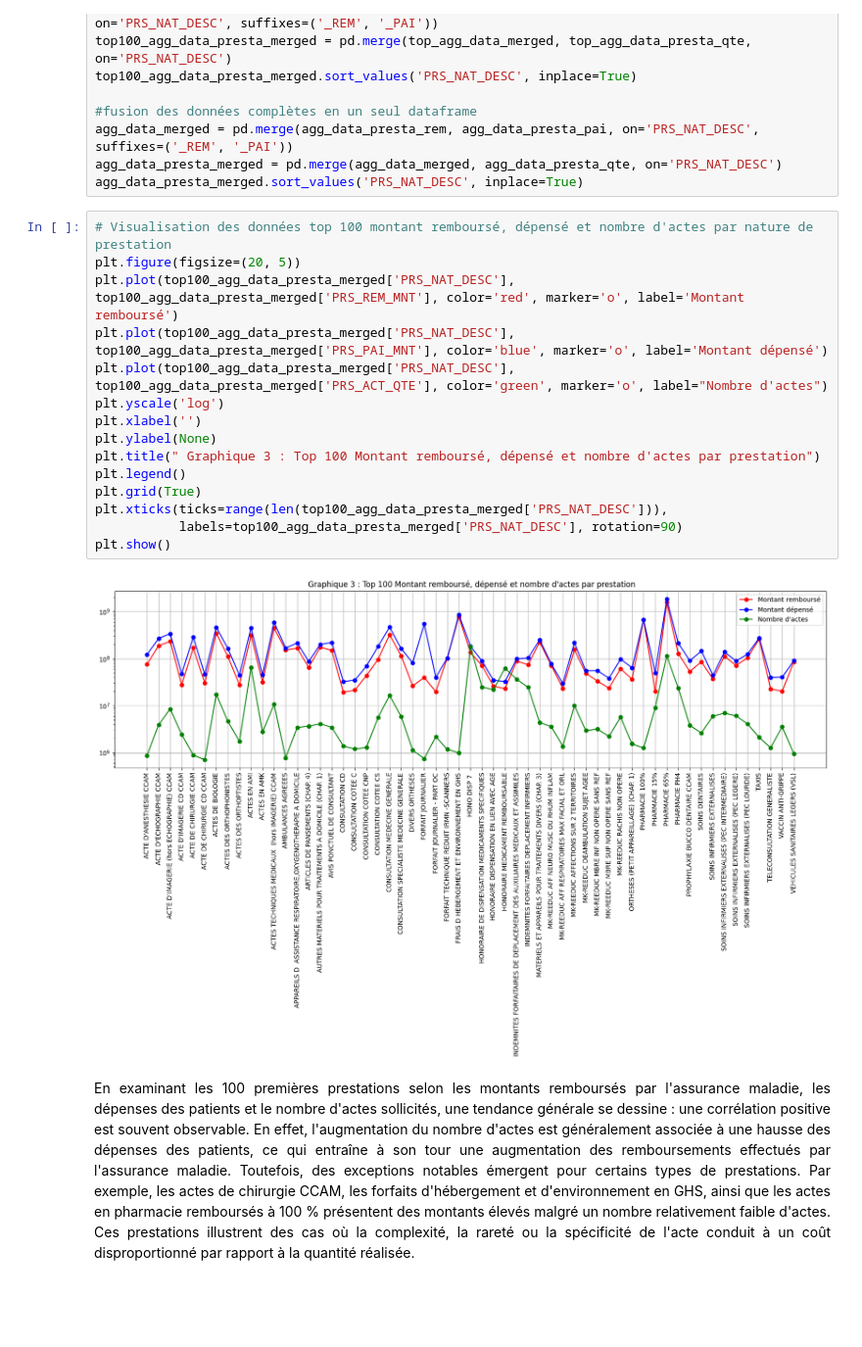
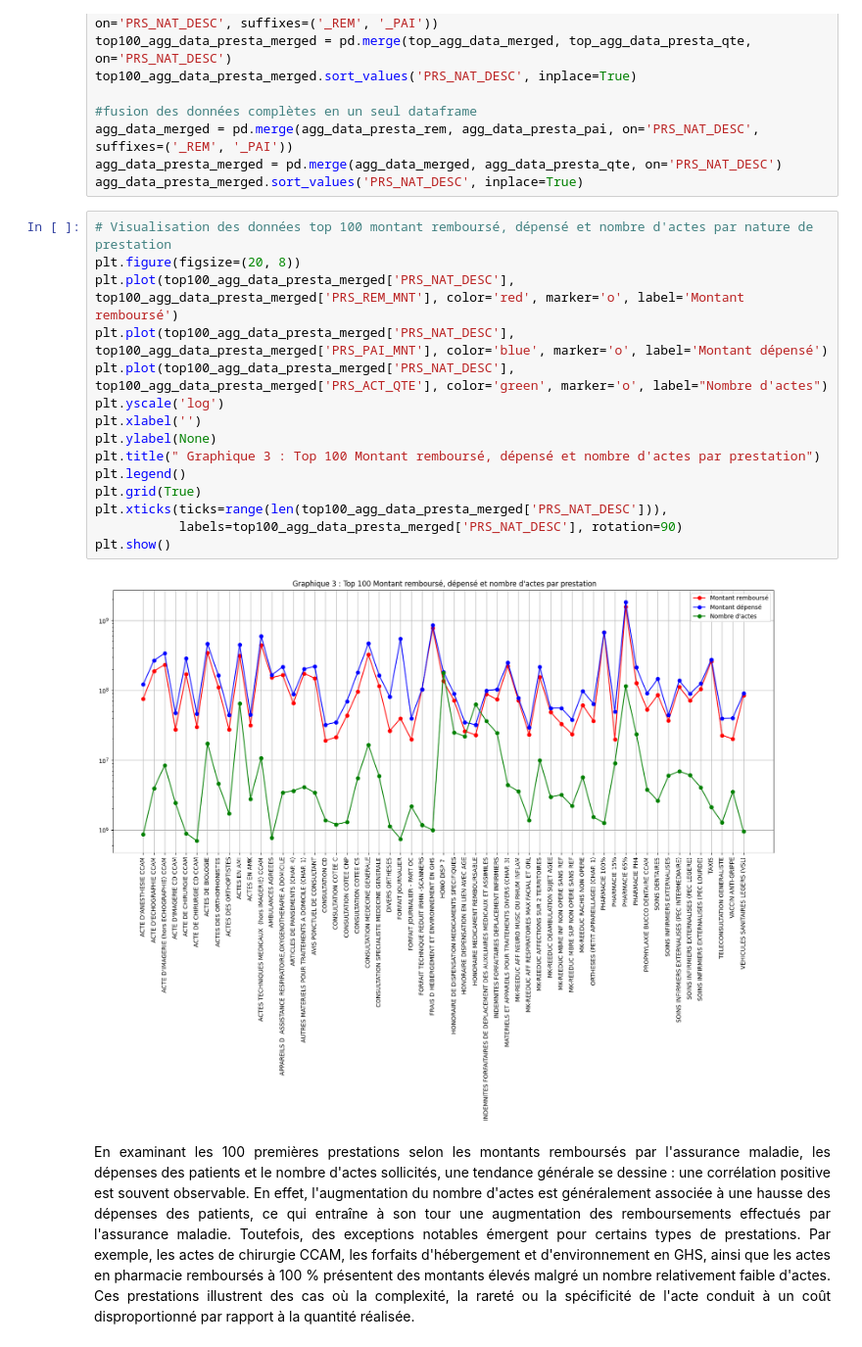
Before and after one commit to Gustiyn/Analyse-des-donn-es-de-la-CPAM, a Jupyter notebook: open_damir.ipynb, the cells around one changed output. Shown at 98% size. Cells and saved outputs as stored; diff of their text form; blank space fills up the shorter version.

```diff
--- a/open_damir.ipynb
+++ b/open_damir.ipynb
@@ -370,21 +320,21 @@ agg_data_presta_merged = pd.merge(agg_data_merged, agg_data_presta_qte, on='PRS_
 agg_data_presta_merged.sort_values('PRS_NAT_DESC', inplace=True)
 # %%
 # Visualisation des données top 100 montant remboursé, dépensé et nombre d'actes par nature de prestation
-plt.figure(figsize=(20, 5))
+plt.figure(figsize=(20, 8))
 plt.plot(top100_agg_data_presta_merged['PRS_NAT_DESC'], top100_agg_data_presta_merged['PRS_REM_MNT'], color='red', marker='o', label='Montant remboursé')
 plt.plot(top100_agg_data_presta_merged['PRS_NAT_DESC'], top100_agg_data_presta_merged['PRS_PAI_MNT'], color='blue', marker='o', label='Montant dépensé')
 plt.plot(top100_agg_data_presta_merged['PRS_NAT_DESC'], top100_agg_data_presta_merged['PRS_ACT_QTE'], color='green', marker='o', label="Nombre d'actes")
 plt.yscale('log')
 plt.xlabel('')
 plt.ylabel(None)
 plt.title(" Graphique 3 : Top 100 Montant remboursé, dépensé et nombre d'actes par prestation")
 plt.legend()
 plt.grid(True)
 plt.xticks(ticks=range(len(top100_agg_data_presta_merged['PRS_NAT_DESC'])),
            labels=top100_agg_data_presta_merged['PRS_NAT_DESC'], rotation=90)
 plt.show()
 # %% [output]
-[figure, old version]
+[figure, new version]
 # %% [markdown]
 <p style="text-align: justify;">
 En examinant les 100 premières prestations selon les montants remboursés par l'assurance maladie, les dépenses des patients et le nombre d'actes sollicités, une tendance générale se dessine : une corrélation positive est souvent observable. En effet, l'augmentation du nombre d'actes est généralement associée à une hausse des dépenses des patients, ce qui entraîne à son tour une augmentation des remboursements effectués par l'assurance maladie.
```
Also changed, not shown: parts of 32 cells of this notebook.
